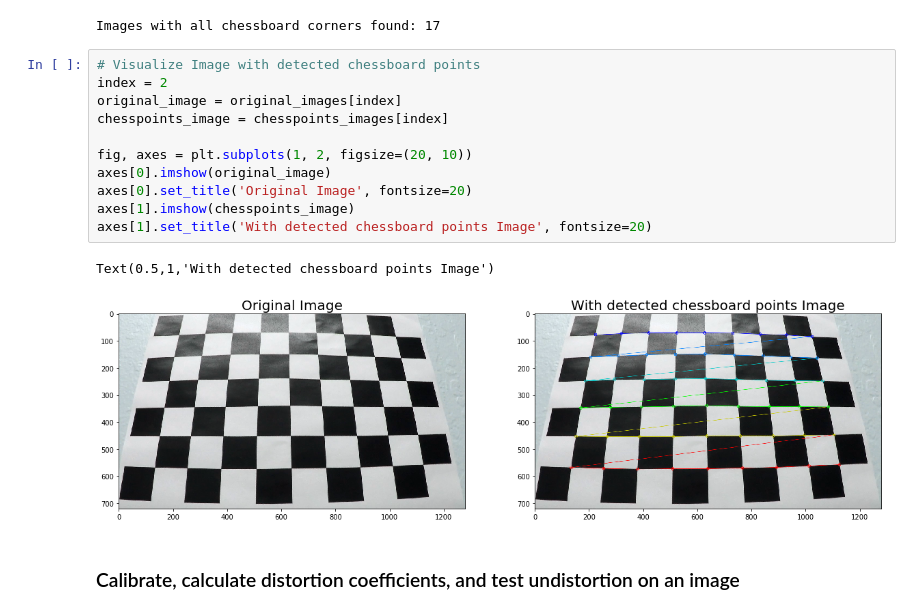
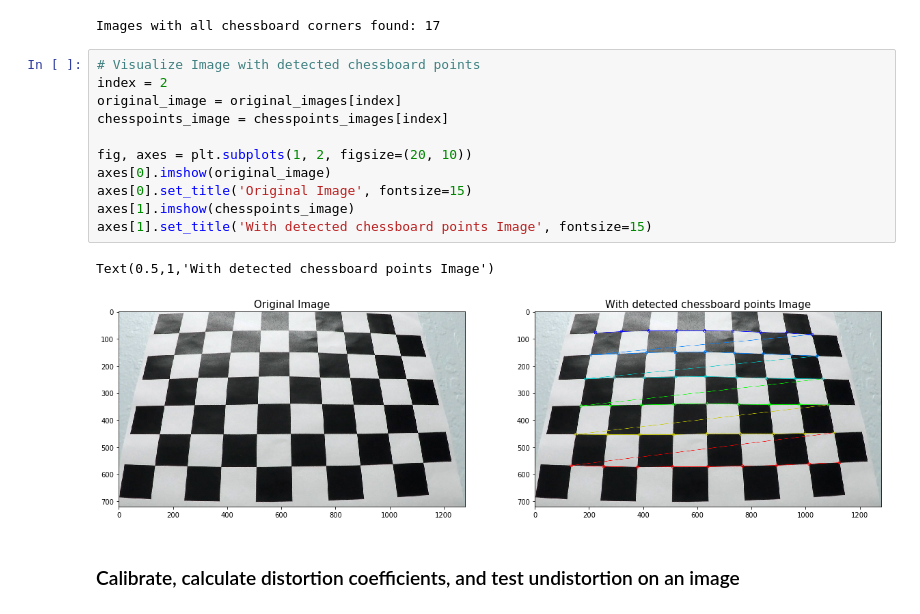
Before and after one commit to SebastianDrynda/CarND-Advanced-Lane-Lines-P4, a Jupyter notebook: 01_Camera_Calibration.ipynb, the cells around one changed output. Drawn from its saved outputs; the diff is of its cells as text.

```diff
--- a/01_Camera_Calibration.ipynb
+++ b/01_Camera_Calibration.ipynb
@@ -65,17 +65,17 @@ Images with all chessboard corners found: 17
 # %%
 # Visualize Image with detected chessboard points
 index = 2
 original_image = original_images[index]
 chesspoints_image = chesspoints_images[index]
 
 fig, axes = plt.subplots(1, 2, figsize=(20, 10))
 axes[0].imshow(original_image)
-axes[0].set_title('Original Image', fontsize=20)
+axes[0].set_title('Original Image', fontsize=15)
 axes[1].imshow(chesspoints_image)
-axes[1].set_title('With detected chessboard points Image', fontsize=20)
+axes[1].set_title('With detected chessboard points Image', fontsize=15)
 # %% [output]
 Text(0.5,1,'With detected chessboard points Image')
-[figure, old version]
+[figure, new version]
 # %% [markdown]
 ### Calibrate, calculate distortion coefficients, and test undistortion on an image
 # %%
```
Also changed, not shown: parts of 2 cells of this notebook, 7 other files.
